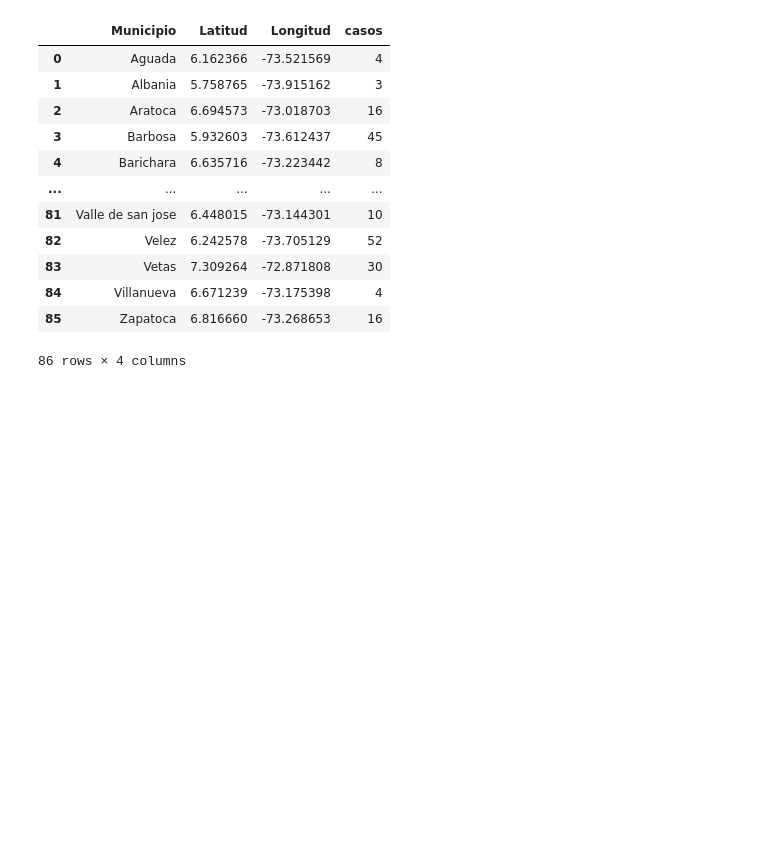
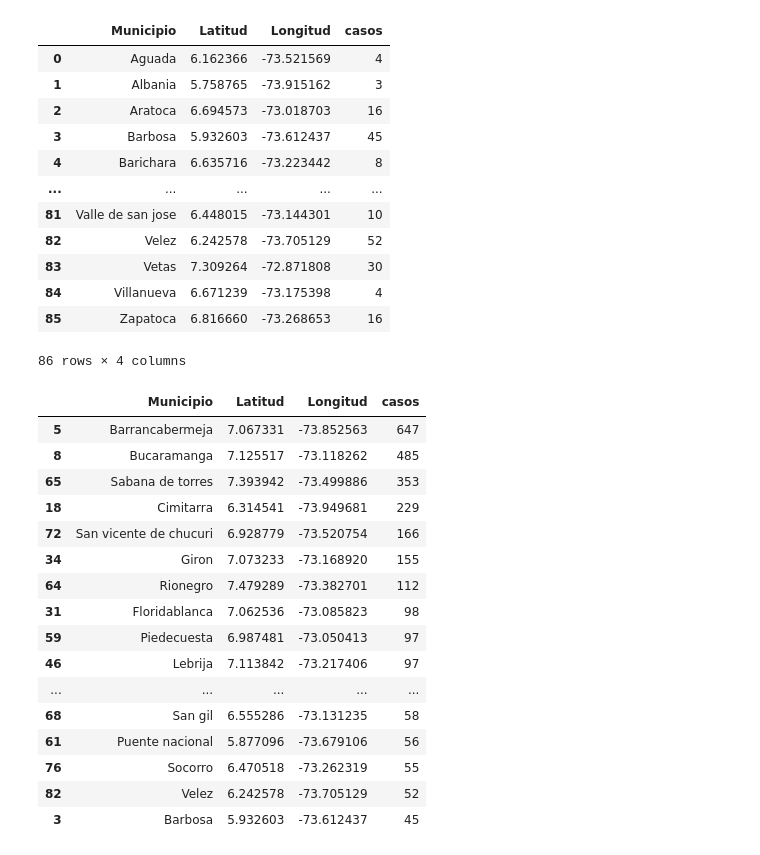
Before and after one commit to leonsuarez24/FIRENET, a Jupyter notebook: notebooks/delitos.ipynb, the cells around one changed output. Drawn from its saved outputs; the diff is of its cells as text; code cells hidden in the pictures; blank space fills up the shorter version.

```diff
--- a/notebooks/delitos.ipynb
+++ b/notebooks/delitos.ipynb
@@ -265,6 +269,27 @@ merged_df1
 86 rows × 4 columns
 # %%
 merged_df1.to_csv('../data/delitos/delitos_santander_total.csv', index=False)
+# %%
+top_20_delitos = merged_df1.sort_values(by='casos', ascending=False).head(20)
+top_20_delitos
+# %% [output]
+|  | Municipio | Latitud | Longitud | casos |
+| 5 | Barrancabermeja | 7.067331 | -73.852563 | 647 |
+| 8 | Bucaramanga | 7.125517 | -73.118262 | 485 |
+| 65 | Sabana de torres | 7.393942 | -73.499886 | 353 |
+| 18 | Cimitarra | 6.314541 | -73.949681 | 229 |
+| 72 | San vicente de chucuri | 6.928779 | -73.520754 | 166 |
+| 34 | Giron | 7.073233 | -73.168920 | 155 |
+| 64 | Rionegro | 7.479289 | -73.382701 | 112 |
+| 31 | Floridablanca | 7.062536 | -73.085823 | 98 |
+| 59 | Piedecuesta | 6.987481 | -73.050413 | 97 |
+| 46 | Lebrija | 7.113842 | -73.217406 | 97 |
+| ... | ... | ... | ... | ... |
+| 68 | San gil | 6.555286 | -73.131235 | 58 |
+| 61 | Puente nacional | 5.877096 | -73.679106 | 56 |
+| 76 | Socorro | 6.470518 | -73.262319 | 55 |
+| 82 | Velez | 6.242578 | -73.705129 | 52 |
+| 3 | Barbosa | 5.932603 | -73.612437 | 45 |
 # %%
 # Ruta de los archivos .npy
 npy_folder_path = '../data/tmean_interp_final/npy/*.npy'
```
Also changed, not shown: parts of 6 cells of this notebook.
